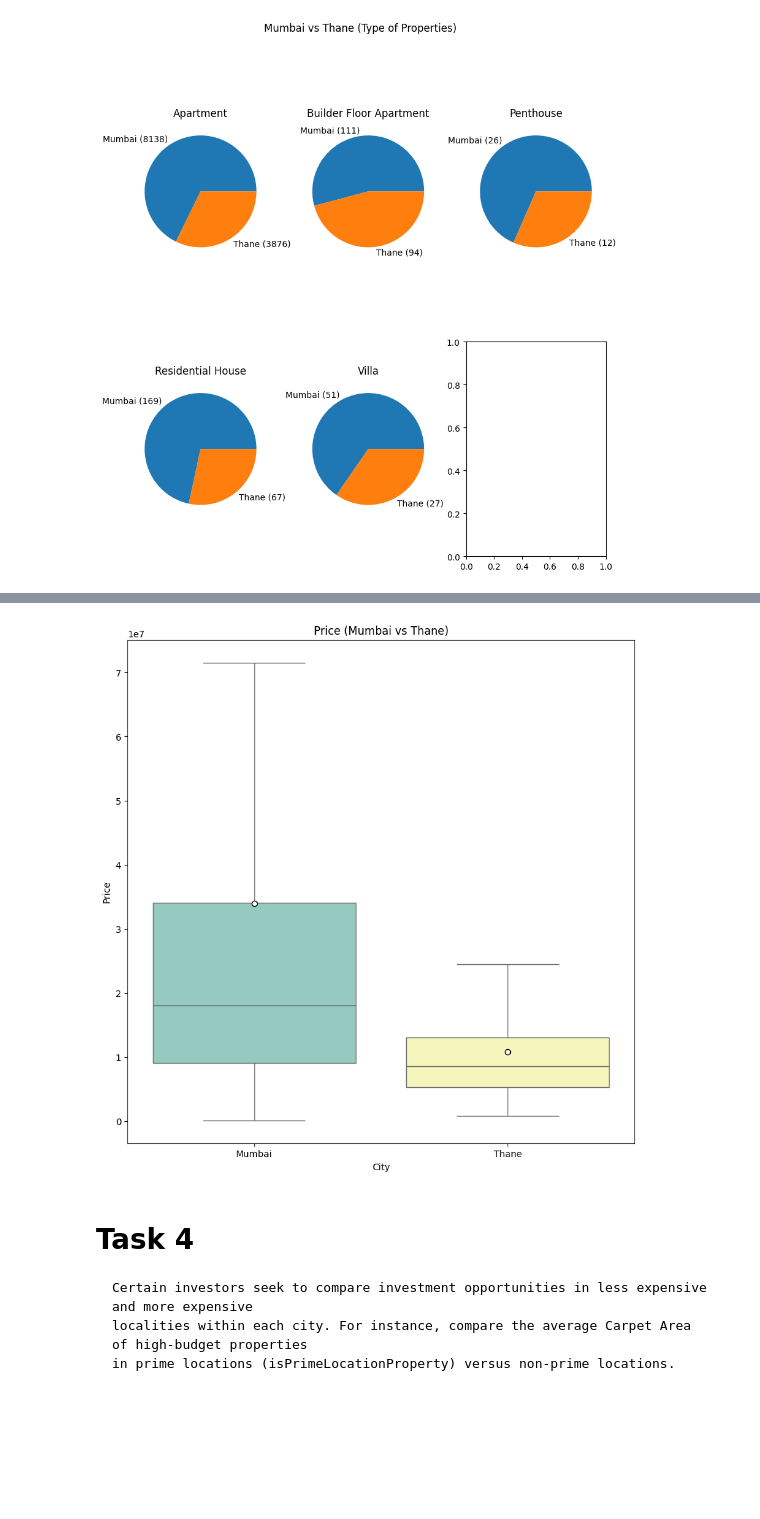
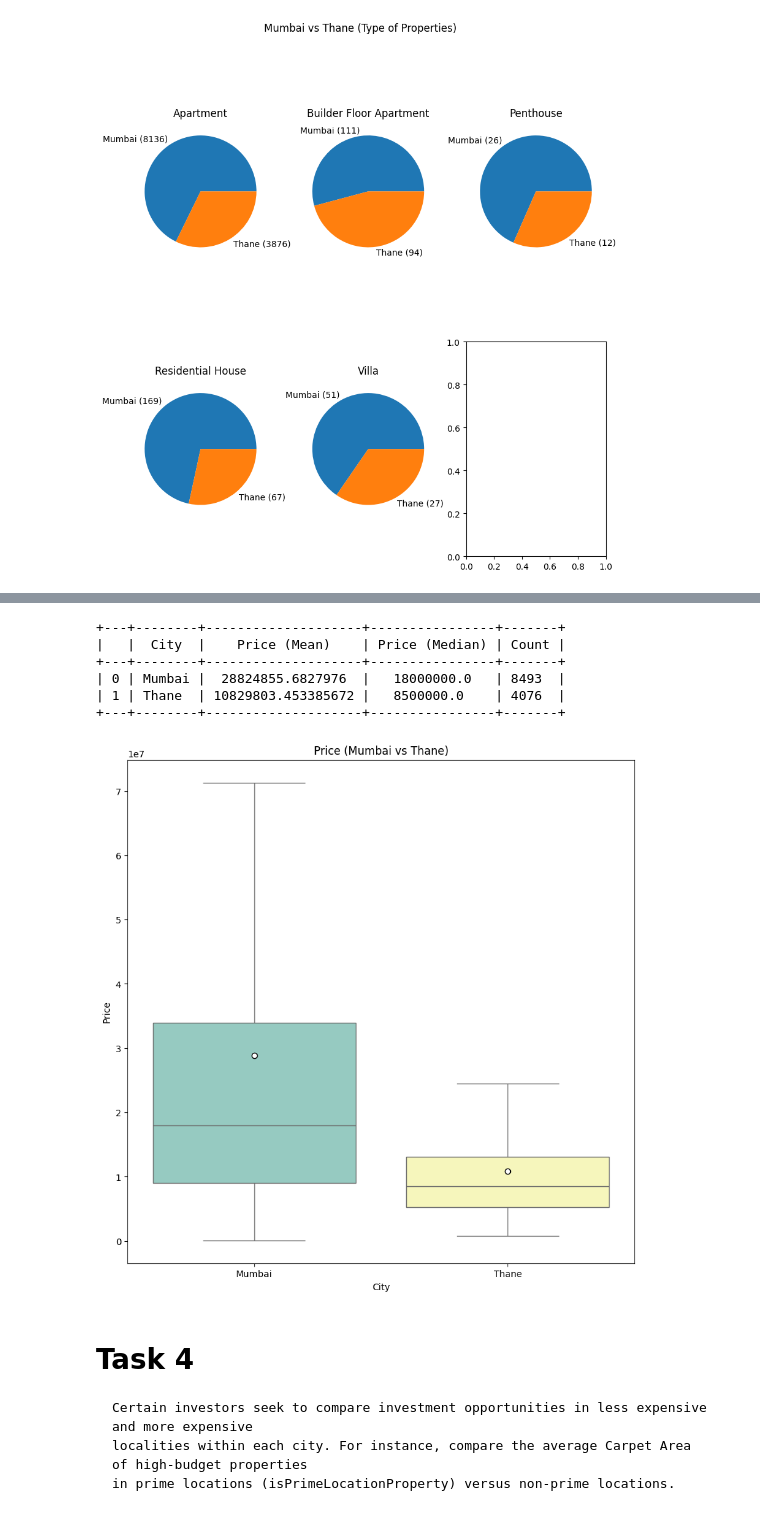
Before and after one commit to Data-Analytics-IIITH/Data-Visualization, a Jupyter notebook: assignment1_3.ipynb, the cells around one changed output, grey strips where cells are left out. Saved outputs shown, nothing was run; the diff lists cells and outputs as text; code cells hidden in the pictures; blank space fills up the shorter version.

````diff
--- a/assignment1_3.ipynb
+++ b/assignment1_3.ipynb
@@ -48,3 +53,12 @@ df = df.sort_values(by='Price')
+# %%
+z_scores = stats.zscore(df['Price'])
+df = df[abs(z_scores) <= 3]
+# %%
+mask = (df['Possession Status'] == 'Ready to Move') | (df['Possession Status'] == 'Under Construction') | (df['Possession Status'] == 'Immediately')
+df.loc[~mask, 'Availability Starts From'] = df.loc[~mask, 'Possession Status']
+df.loc[~mask, 'Possession Status'] = 'Under Construction'
+df.loc[df['Possession Status'] == 'Immediately', 'Possession Status'] = 'Ready to Move'
+df['Availability Starts (Date)'] = pd.to_datetime(df['Availability Starts From'], format="%b '%y")
 # %%
 class Plotter:
   def plot_price_categories_by_summary_table(ax, df, title):
@@ -65,7 +79,7 @@ class Plotter:
     plt.tight_layout()
 
   def plot_bar_plot(ax, df, title, x, y):
-    sns.barplot(data=df, x=x, y=y, ax=ax,palette='viridis')
+    sns.barplot(data=df, x=x, y=y, ax=ax)
     ax.set_xticklabels(ax.get_xticklabels(), rotation=90)
     ax.set_title(title)
     ax.set_xlabel(x)
@@ -116,6 +130,16 @@ class Plotter:
     sns.boxplot(x=target_field_1, y=target_field_2, data=df, ax=ax, showfliers=False, showmeans=True, meanprops={"marker":"o", "markerfacecolor":"white", "markeredgecolor":"black"},palette='Set3')
     # sns.swarmplot(x=target_field_1, y=target_field_2, data=df, ax=ax, color='black', size=3)
     ax.set_title(title)
+
+  def plot_violin_plot(ax, df, title, target_field_1, target_field_2):
+    sns.violinplot(x=target_field_1, y=target_field_2, data=df, ax=ax,palette='Set3')
+    # sns.swarmplot(x=target_field_1, y=target_field_2, data=df, ax=ax, color='black', size=3)
+    ax.set_title(title)
+
+  def plot_multi_violin_plot(ax, df, title, target_field_1, target_field_2, hue_field):
+    sns.violinplot(x=target_field_1, y=target_field_2, hue=hue_field, data=df, ax=ax,palette='Set3')
+    # sns.swarmplot(x=target_field_1, y=target_field_2, data=df, ax=ax, color='black', size=3)
+    ax.set_title(title)
 # %%
 def get_summary_table(df, group_by_column):
   summary_table = df.groupby([group_by_column, 'Price Category']).agg({
@@ -161,6 +185,17 @@ def get_count_table(df, group_by_columns):
   unique_elements = [summary_table[col].unique() for col in group_by_columns]
 
   return summary_table, unique_elements
+
+def get_full_data_summary(df, group_by_columns, target_variable):
+  summary_table = df.groupby(group_by_columns).agg({
+      target_variable: ['mean', 'median', 'count']
+  }).reset_index()
+
+  summary_table.columns = [*group_by_columns, f'{target_variable} (Mean)', f'{target_variable} (Median)', 'Count']
+
+  summary_table = summary_table.sort_values(group_by_columns).reset_index(drop=True)
+
+  return summary_table
 # %% [markdown]
 # Task 1
 ```
@@ -435,13 +479,22 @@ plt.show()
 [figure]
 # %%
 subset = df[(df['City'] == 'Thane') | (df['City'] == 'Mumbai')]
+
+summary_table = get_full_data_summary(df=subset, group_by_columns=['City'], target_variable='Price')
+print(tabulate(summary_table, headers='keys', tablefmt='pretty'))
 
 fig, ax = plt.subplots(1, 1, figsize=(10, 10))
 Plotter.plot_box_plot(ax, df=subset, title='Price (Mumbai vs Thane)', target_field_1='City', target_field_2='Price')
 
 plt.show()
 # %% [output]
++---+--------+--------------------+----------------+-------+
+|   |  City  |    Price (Mean)    | Price (Median) | Count |
++---+--------+--------------------+----------------+-------+
+| 0 | Mumbai |  28824855.6827976  |   18000000.0   | 8493  |
+| 1 | Thane  | 10829803.453385672 |   8500000.0    | 4076  |
++---+--------+--------------------+----------------+-------+
-[figure, old version]
+[figure, new version]
 # %% [markdown]
 # Task 4
 ```
````
Also changed, not shown: parts of 17 cells of this notebook.
